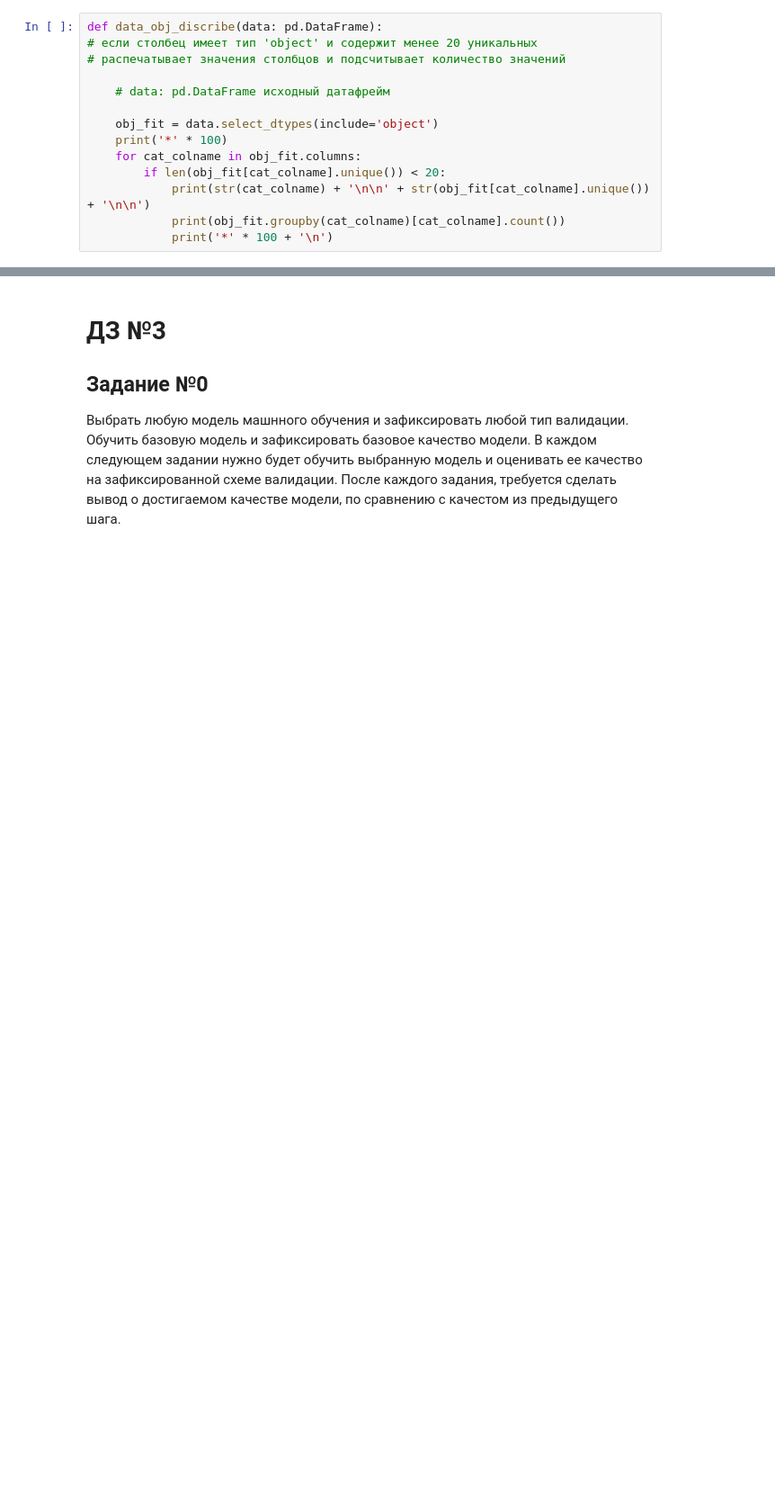
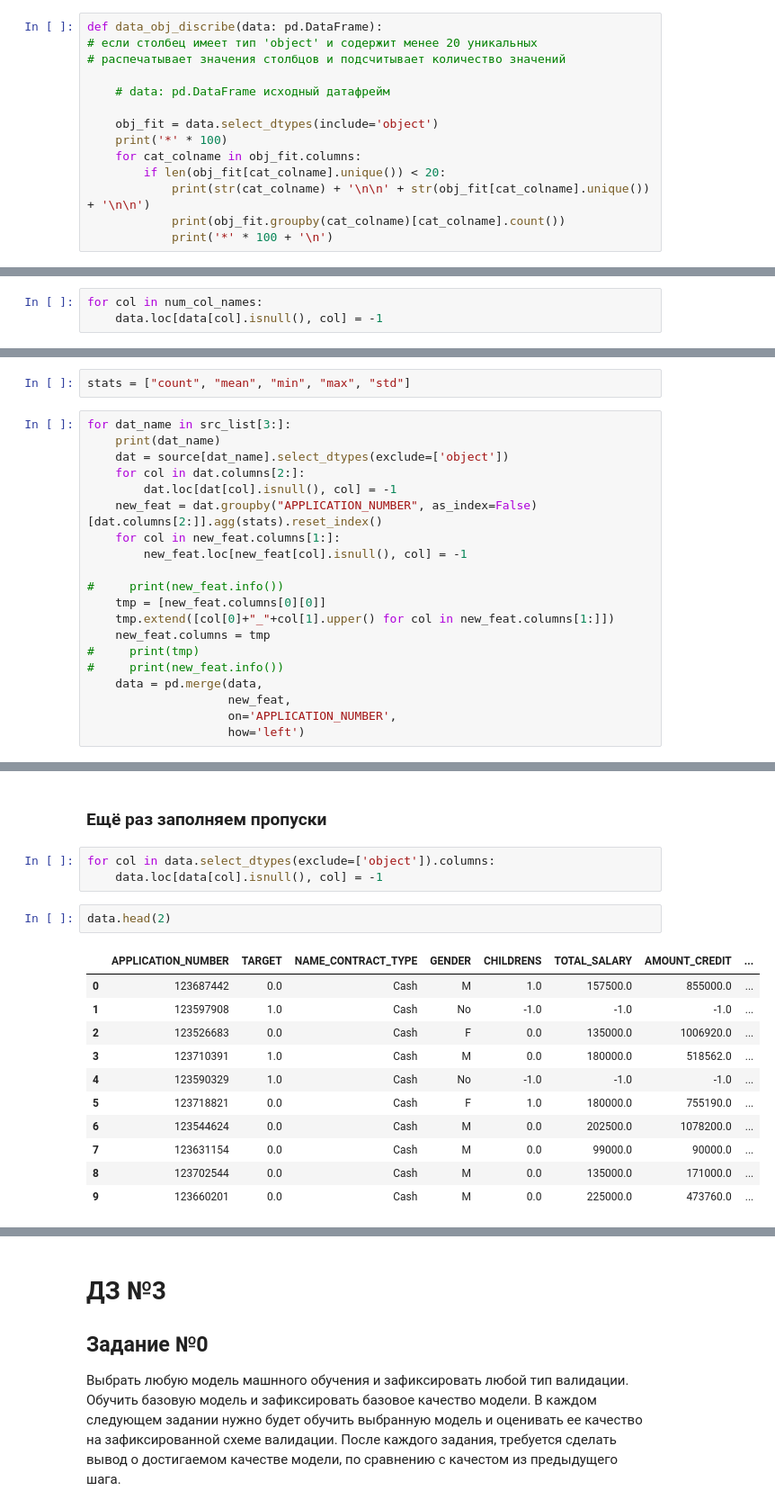
Before and after one commit to VitalyGladyshev/Python_for_DS, a Jupyter notebook: HW_03.ipynb, the cells around one changed output, grey strips where cells are left out. Shown at 90% size. Drawn from its saved outputs; the diff is of its cells as text; blank space fills up the shorter version.

```diff
--- a/HW_03.ipynb
+++ b/HW_03.ipynb
@@ -156,0 +497,3 @@ Name: FAMILY_STATUS, dtype: int64
+# %%
+for col in num_col_names:
+    data.loc[data[col].isnull(), col] = -1
@@ -156,0 +511,22 @@ Name: FAMILY_STATUS, dtype: int64
+# %%
+stats = ["count", "mean", "min", "max", "std"]
+# %%
+for dat_name in src_list[3:]:
+    print(dat_name)
+    dat = source[dat_name].select_dtypes(exclude=['object'])
+    for col in dat.columns[2:]:
+        dat.loc[dat[col].isnull(), col] = -1
+    new_feat = dat.groupby("APPLICATION_NUMBER", as_index=False)[dat.columns[2:]].agg(stats).reset_index()
+    for col in new_feat.columns[1:]:
+        new_feat.loc[new_feat[col].isnull(), col] = -1
+
+#     print(new_feat.info())
+    tmp = [new_feat.columns[0][0]]
+    tmp.extend([col[0]+"_"+col[1].upper() for col in new_feat.columns[1:]])
+    new_feat.columns = tmp
+#     print(tmp)
+#     print(new_feat.info())
+    data = pd.merge(data,
+                    new_feat,
+                    on='APPLICATION_NUMBER',
+                    how='left')
@@ -156,0 +560,19 @@ Name: FAMILY_STATUS, dtype: int64
+# %% [markdown]
+### Ещё раз заполняем пропуски
+# %%
+for col in data.select_dtypes(exclude=['object']).columns:
+    data.loc[data[col].isnull(), col] = -1
+# %%
+data.head(2)
+# %% [output]
+|  | APPLICATION_NUMBER | TARGET | NAME_CONTRACT_TYPE | GENDER | CHILDRENS | TOTAL_SALARY | AMOUNT_CREDIT | ... |
+| 0 | 123687442 | 0.0 | Cash | M | 1.0 | 157500.0 | 855000.0 | ... |
+| 1 | 123597908 | 1.0 | Cash | No | -1.0 | -1.0 | -1.0 | ... |
+| 2 | 123526683 | 0.0 | Cash | F | 0.0 | 135000.0 | 1006920.0 | ... |
+| 3 | 123710391 | 1.0 | Cash | M | 0.0 | 180000.0 | 518562.0 | ... |
+| 4 | 123590329 | 1.0 | Cash | No | -1.0 | -1.0 | -1.0 | ... |
+| 5 | 123718821 | 0.0 | Cash | F | 1.0 | 180000.0 | 755190.0 | ... |
+| 6 | 123544624 | 0.0 | Cash | M | 0.0 | 202500.0 | 1078200.0 | ... |
+| 7 | 123631154 | 0.0 | Cash | M | 0.0 | 99000.0 | 90000.0 | ... |
+| 8 | 123702544 | 0.0 | Cash | M | 0.0 | 135000.0 | 171000.0 | ... |
+| 9 | 123660201 | 0.0 | Cash | M | 0.0 | 225000.0 | 473760.0 | ... |
```
Also changed, not shown: parts of 70 cells of this notebook.
